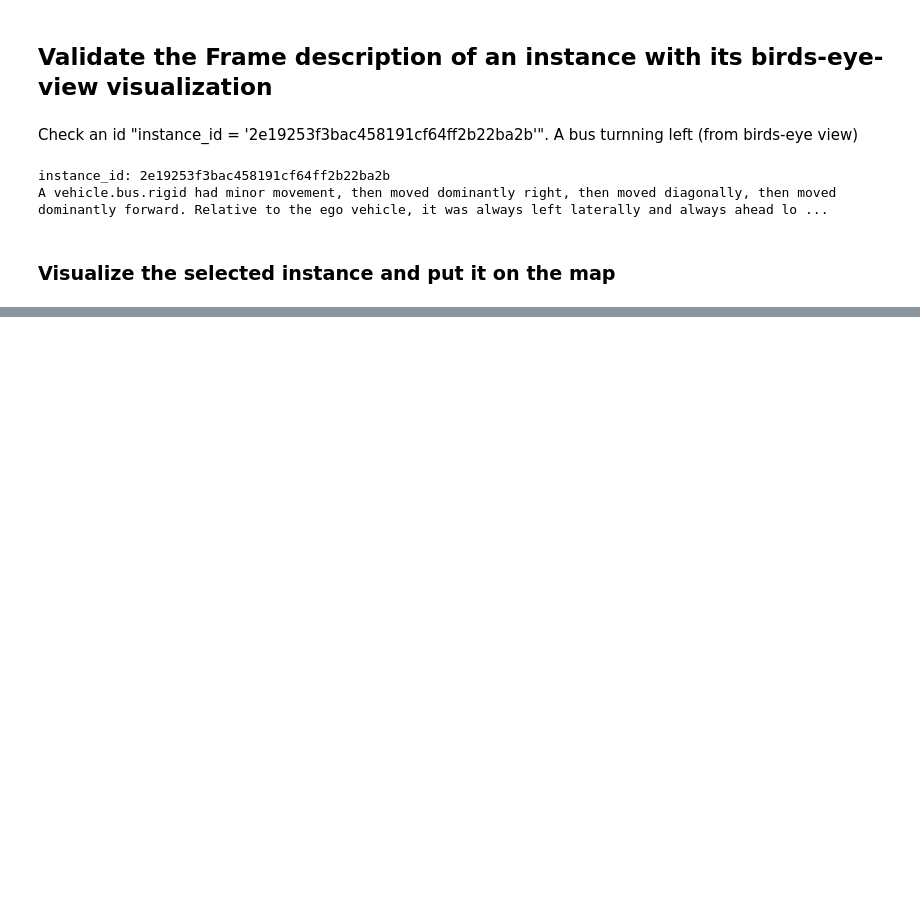
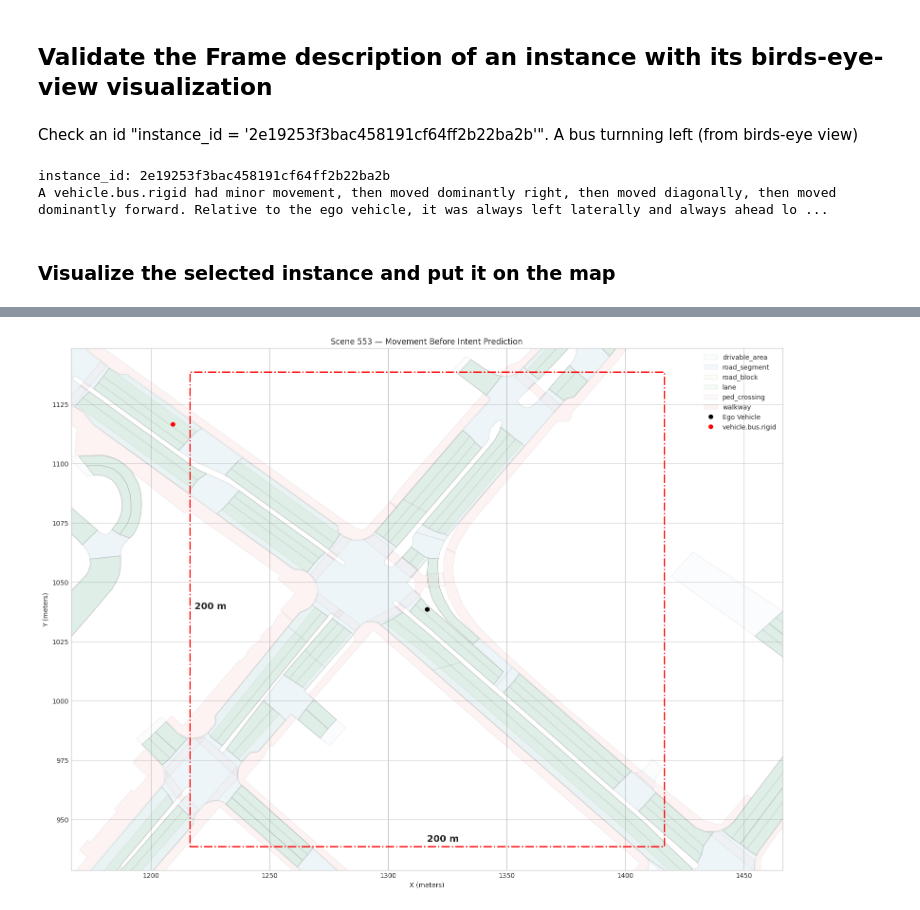
Before and after one commit to Akashleena/FramesforAV, a Jupyter notebook: create_frame_with_text_description_cleaned_version.ipynb, the cells around one changed output, grey strips where cells are left out. Cells and saved outputs as stored; diff of their text form; code cells hidden in the pictures; blank space fills up the shorter version.

```diff
--- a/create_frame_with_text_description_cleaned_version.ipynb
+++ b/create_frame_with_text_description_cleaned_version.ipynb
@@ -747,0 +730,44 @@ Done reverse indexing in 0.0 seconds.
+# %%
+import matplotlib.pyplot as plt
+import matplotlib.cm as cm
+from matplotlib import animation
+import numpy as np
+
+# --- Setup ---
+fig, ax = nusc_map.render_map_patch(map_bounds, layer_names, alpha=0.05)
+ax.set_aspect('equal')
+
+# --- Plot static map + legend ---
+ax.plot([], [], 'ko', label='Ego Vehicle')
+ax.plot([], [], 'ro', label=f"{instance_frame.category_name}")
+ax.set_xlabel("X (meters)")
+ax.set_ylabel("Y (meters)")
+ax.set_title(f"Scene 553 — Movement Before Intent Prediction")
+ax.legend()
+
+# --- Init for animation ---
+ego_dot, = ax.plot([], [], 'ko')
+object_dot, = ax.plot([], [], 'ro')
+
+def init():
+    ego_dot.set_data([], [])
+    object_dot.set_data([], [])
+    return ego_dot, object_dot
+
+def update(frame):
+    if frame < len(ego_trajectory):
+        ego_dot.set_data(ego_trajectory[frame])
+    if frame < len(object_trajectory):
+        object_dot.set_data(object_trajectory[frame])
+    return ego_dot, object_dot
+
+# --- Animate ---
+anim = animation.FuncAnimation(
+    fig, update, init_func=init,
+    frames=len(ego_trajectory), interval=200, blit=True
+)
+
+# --- Save to GIF ---
+anim.save("scene553_before_intent.gif", writer="pillow")
+# %% [output]
+[figure, added]
```
Also changed, not shown: parts of 11 cells of this notebook, 2 other files.
